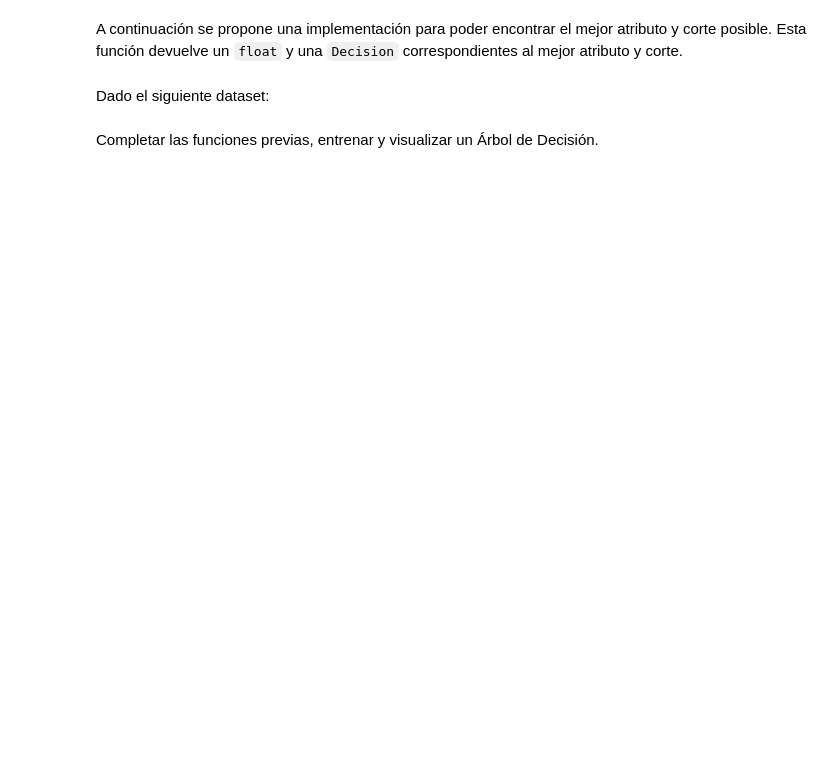
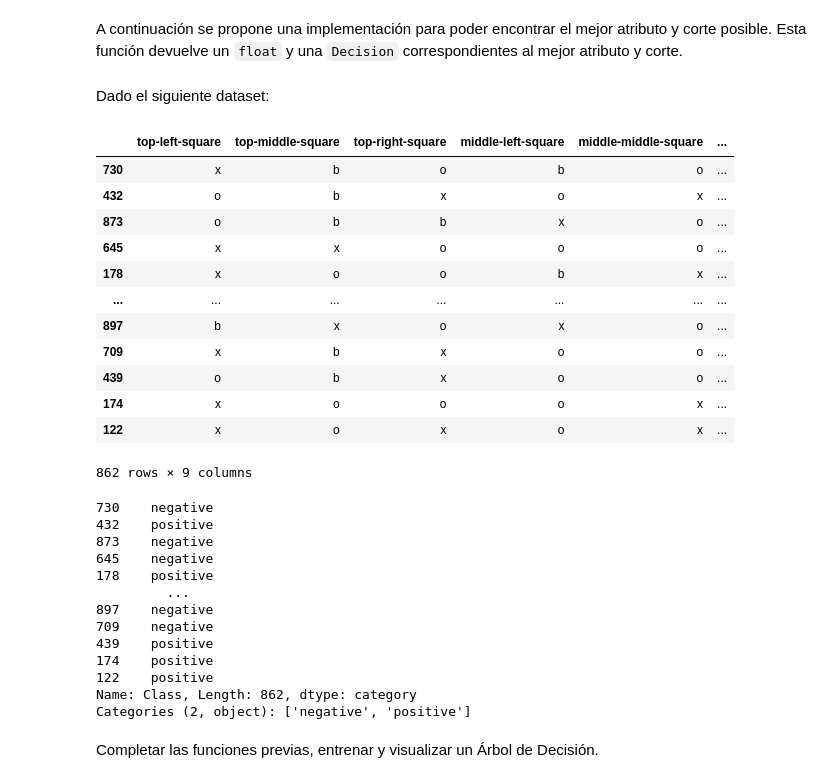
Before and after one commit to hrancati/aprendizajeAutomatico-material, a Jupyter notebook: notebooks/notebook_04_implementacion_arboles-published.ipynb, the cells around one changed output. Saved outputs shown, nothing was run; the diff lists cells and outputs as text; code cells hidden in the pictures; blank space fills up the shorter version.

```diff
--- a/notebooks/notebook_04_implementacion_arboles-published.ipynb
+++ b/notebooks/notebook_04_implementacion_arboles-published.ipynb
@@ -261,13 +308,43 @@ Dado el siguiente dataset:
 # %%
 from sklearn.datasets import fetch_openml
 import sklearn.model_selection
 
 tictactoe = fetch_openml(name='tic-tac-toe', version=1, as_frame=True)
 X_train, X_test, y_train, y_test = sklearn.model_selection.train_test_split(
                     tictactoe['data'],
                     tictactoe['target'],
                     random_state=4,
                     test_size=0.1)
+
+display(X_train)
+display(y_train)
+# %% [output]
+|  | top-left-square | top-middle-square | top-right-square | middle-left-square | middle-middle-square | ... |
+| 730 | x | b | o | b | o | ... |
+| 432 | o | b | x | o | x | ... |
+| 873 | o | b | b | x | o | ... |
+| 645 | x | x | o | o | o | ... |
+| 178 | x | o | o | b | x | ... |
+| ... | ... | ... | ... | ... | ... | ... |
+| 897 | b | x | o | x | o | ... |
+| 709 | x | b | x | o | o | ... |
+| 439 | o | b | x | o | o | ... |
+| 174 | x | o | o | o | x | ... |
+| 122 | x | o | x | o | x | ... |
+862 rows × 9 columns
+730    negative
+432    positive
+873    negative
+645    negative
+178    positive
+         ...
+897    negative
+709    negative
+439    positive
+174    positive
+122    positive
+Name: Class, Length: 862, dtype: category
+Categories (2, object): ['negative', 'positive']
 # %% [markdown]
 Completar las funciones previas, entrenar y visualizar un Árbol de Decisión.
 # %%
```
Also changed, not shown: parts of 8 cells of this notebook, 1 other file.
